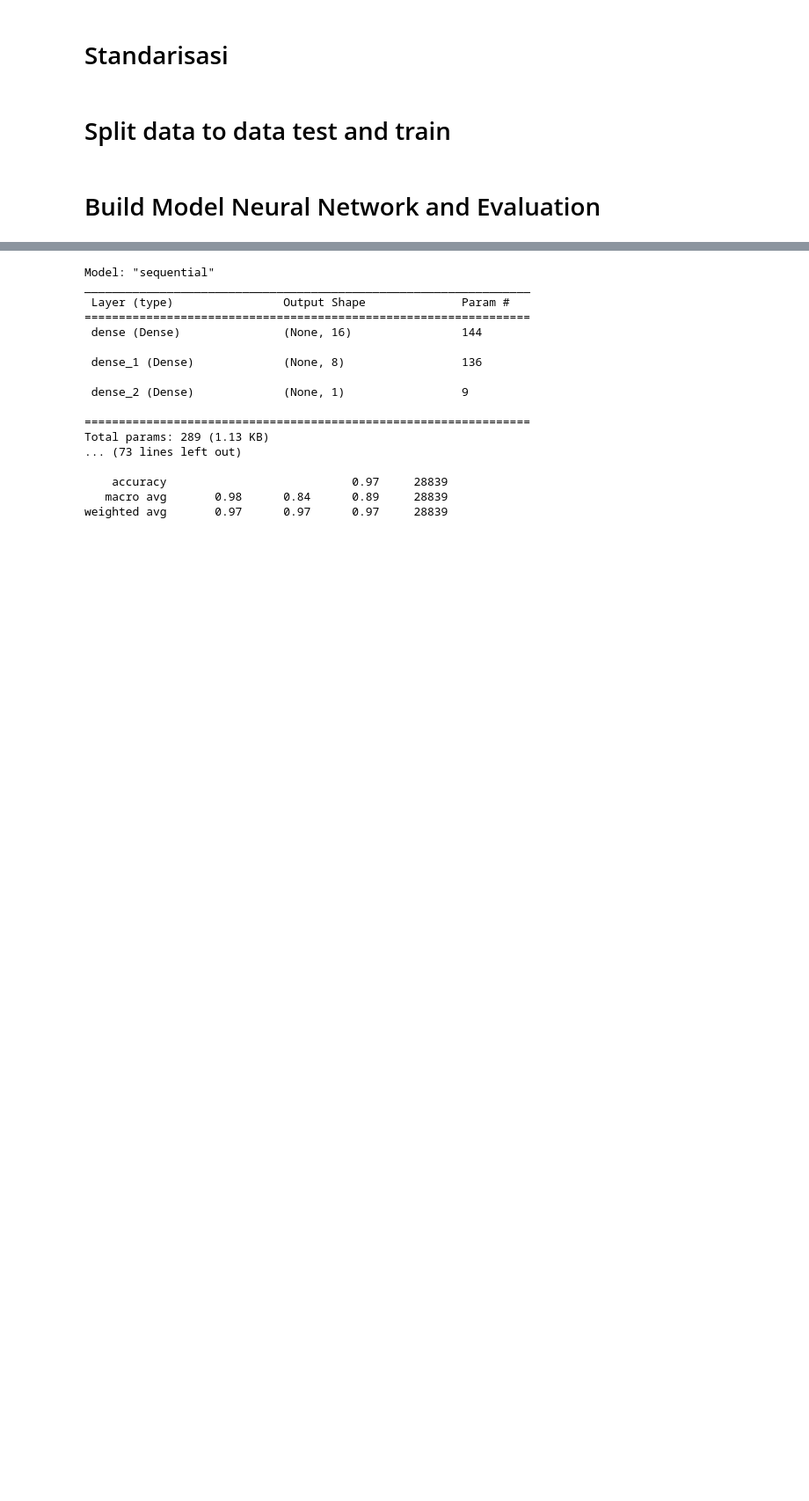
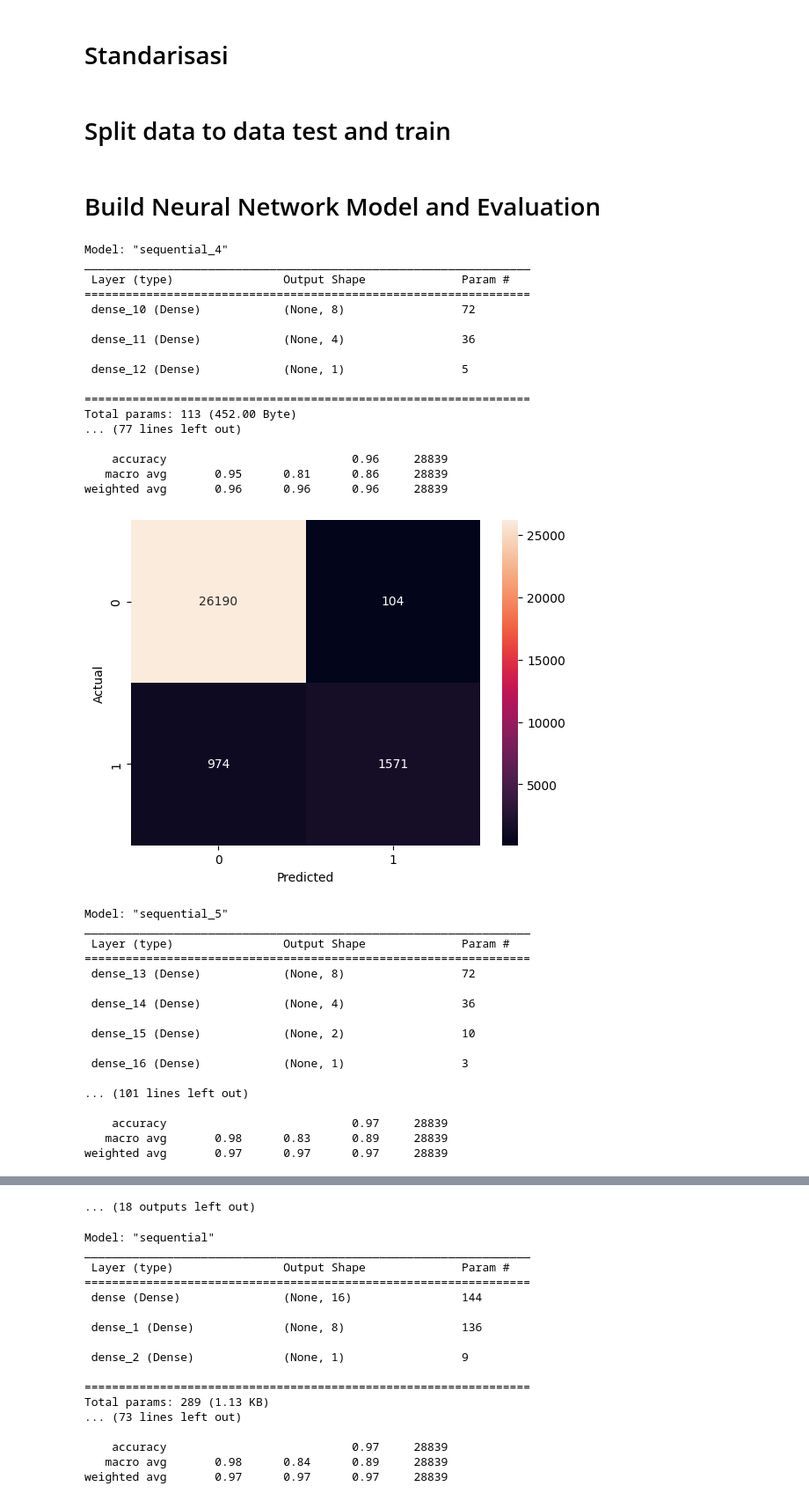
Before and after one commit to fihrizilhamr/Pemsin-FP-D2-2024, a Jupyter notebook: Pemsin_FP_D2_2024.ipynb, the cells around one changed output, grey strips where cells are left out. Shown at 88% size. Cells and saved outputs as stored; diff of their text form; code cells hidden in the pictures; blank space fills up the shorter version.

```diff
--- a/Pemsin_FP_D2_2024.ipynb
+++ b/Pemsin_FP_D2_2024.ipynb
@@ -44,8 +43,13 @@ replace /content/diabetes-prediction-dataset/diabetes_prediction_dataset.csv? [y
 | 3 | Female | 36.0 | 0 | 0 | current | 23.45 | 5.0 | ... |
 | 4 | Male | 76.0 | 1 | 1 | current | 20.14 | 4.8 | ... |
 # %%
-def build_svc(X_train, y_train):
-    model = SVC()
+def build_svc(X_train, y_train, method="rbf"):
+    if method not in ["rbf", "sigmoid", "poly", "linear"]:
+        method = "rbf"
+
+    model = SVC(kernel=method)
+    model.fit(X_train, y_train)
+
     return model
 
 def build_logistic_regression(X_train, y_train):
@@ -62,7 +66,7 @@ def build_neural_network(X_train, y_train, layers, activation='relu', model_name
     early_stopping = EarlyStopping(monitor='val_loss', patience=5, verbose=1, restore_best_weights=True)
     model.summary()
     start_time = time.time()
-    model.fit(X_train, y_train, epochs=50, batch_size=16, validation_split=0.2, verbose=1, callbacks=[early_stopping])
+    model.fit(X_train, y_train, epochs=64, batch_size=16, validation_split=0.2, verbose=1, callbacks=[early_stopping])
     end_time = time.time()
     elapsed_time = end_time - start_time
     print(f"Model Name: {model_name}\n")
@@ -268,4 +275,67 @@ y = df['diabetes']
 # %%
 X_train, X_test, y_train, y_test = train_test_split(X, y, test_size=0.30, stratify=y)
 # %% [markdown]
-# Build Model Neural Network and Evaluation
+# Build Neural Network Model and Evaluation
+# %%
+nn_models = {}
+nn_configurations = [
+    ([8, 4], 'relu'),
+    ([8, 4, 2], 'relu'),
+    ([8, 4], 'elu'),
+    ([8, 4, 2], 'elu'),
+    ([8, 4], 'gelu'),
+    ([8, 4, 2], 'gelu'),
+    ([8, 4], 'relu6'),
+    ([8, 4, 2], 'relu6'),
+    ([8, 4], 'swish'),
+    ([8, 4, 2], 'swish'),
+    ([8, 4], 'leaky_relu'),
+    ([8, 4, 2], 'leaky_relu'),
+    ([8, 4], 'selu'),
+    ([8, 4, 2], 'selu'),
+    ([64, 32, 16, 8, 4, 2], 'relu'),
+]
+
+for i, (layers, activation) in enumerate(nn_configurations, start=1):
+    layers_str = '_'.join(map(str, layers))
+    activation_name = activation.replace('_', '')
+    model_name = f"nn_model_{layers_str}_{activation_name}"
+    current_model = build_neural_network(X_train, y_train, layers, activation=activation, model_name=model_name)
+    nn_models[model_name] = current_model
+    evaluation(current_model, X_test, y_test, is_nn=True)
+# %% [output]
+Model: "sequential_4"
+_________________________________________________________________
+ Layer (type)                Output Shape              Param #
+=================================================================
+ dense_10 (Dense)            (None, 8)                 72
+
+ dense_11 (Dense)            (None, 4)                 36
+
+ dense_12 (Dense)            (None, 1)                 5
+
+=================================================================
+Total params: 113 (452.00 Byte)
+... (77 lines left out)
+
+    accuracy                           0.96     28839
+   macro avg       0.95      0.81      0.86     28839
+weighted avg       0.96      0.96      0.96     28839
+[figure, added]
+Model: "sequential_5"
+_________________________________________________________________
+ Layer (type)                Output Shape              Param #
+=================================================================
+ dense_13 (Dense)            (None, 8)                 72
+
+ dense_14 (Dense)            (None, 4)                 36
+
+ dense_15 (Dense)            (None, 2)                 10
+
+ dense_16 (Dense)            (None, 1)                 3
+
+... (101 lines left out)
+
+    accuracy                           0.97     28839
+   macro avg       0.98      0.83      0.89     28839
+weighted avg       0.97      0.97      0.97     28839
@@ -271,0 +415 @@ X_train, X_test, y_train, y_test = train_test_split(X, y, test_size=0.30, strati
+... (18 outputs left out)
```
Also changed, not shown: parts of 29 cells of this notebook.
